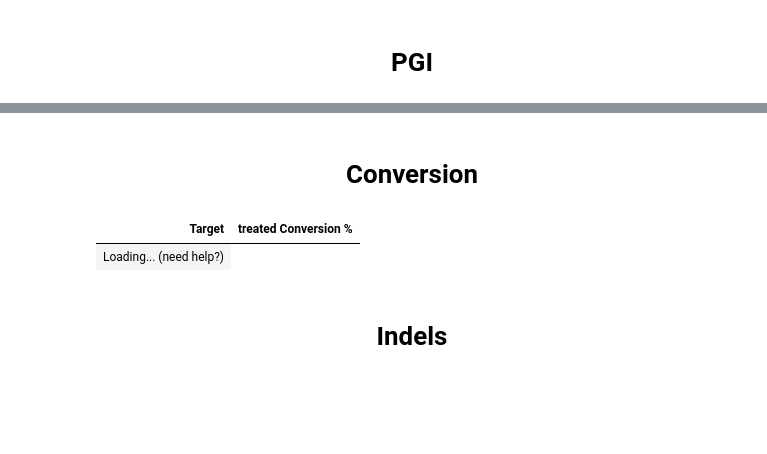
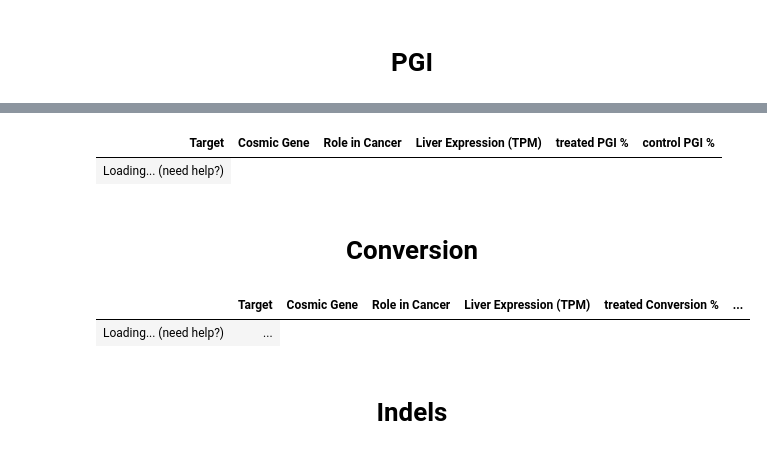
Before and after one commit to jessie-wangjie/tbREVEAL, a Jupyter notebook: bin/report_generation.ipynb, the cells around one changed output, grey strips where cells are left out. Cells and saved outputs as stored; diff of their text form; code cells hidden in the pictures; blank space fills up the shorter version.

```diff
--- a/bin/report_generation.ipynb
+++ b/bin/report_generation.ipynb
@@ -189,46 +73,18 @@ display(PGI_df)
+# %%
+
+display(PGI_df)
+# %% [output]
+| Target | Cosmic Gene | Role in Cancer | Liver Expression (TPM) | treated PGI % | control PGI % |
+| Loading... (need help?) |
 # %% [markdown]
 ## <h1><center>Conversion</center></h1>
-# %%
-
-display(conversion_df)
-
-# conversion_df = conversion_df.sort_values(by='treated Conversion %',ascending=False)
-
-# conversion_df = conversion_df[[col for col in conversion_df.columns if '%' in col or 'Target' in col]]
-
-
-# conversion_df = conversion_df[~conversion_df.Target.str.contains('CAS')]
-
-# conversion_df = conversion_df[(conversion_df['treated Conversion %'] > 0) | (conversion_df['control Conversion %'] > 0)]
-
-
-# # Set the context for the plot
-# sns.set(context='notebook', style='whitegrid')
-
-# # Transpose the dataframe to have targets on columns and beacon percentages on rows
-# conversion_df_T = conversion_df.set_index('Target').T
-
-# # Create the heatmap
-# plt.figure(figsize=(12, 8))  # You can adjust the size to fit your needs
-# # Create the heatmap
-# heatmap = sns.heatmap(conversion_df_T, cmap="coolwarm", square=True, robust=True,
-#                       cbar_kws={"orientation": "horizontal", "pad": 0.13, "aspect": 50},
-#                       linewidths=0.7, linecolor='black',
-#                       annot=False)
-
-# # Add labels and a title with smaller font sizes
-# plt.title('Conversion % by ID', fontsize=10)  # Smaller title font
-# plt.xlabel('ID', fontsize=8)           # Smaller x-axis label font
-# plt.ylabel('Group', fontsize=8)       # Smaller y-axis label font
-
-# plt.xticks(rotation=90, fontsize=6)    # Smaller x-axis tick font
-# plt.yticks(fontsize=6)                 # Smaller y-axis tick font
-
-# # Display the plot
-# plt.show()
-# %% [output]
-| Target | treated Conversion % |
-| Loading... (need help?) |
+# %%
+
+conversion_df = conversion_df[~conversion_df.Target.str.contains('CAS')]
+display(conversion_df)
+# %% [output]
+|  | Target | Cosmic Gene | Role in Cancer | Liver Expression (TPM) | treated Conversion % | ... |
+| Loading... (need help?) | ... |
 # %% [markdown]
 ## <h1><center>Indels</center></h1>
 # %%
```
Also changed, not shown: parts of 13 cells of this notebook, 3 other files.
